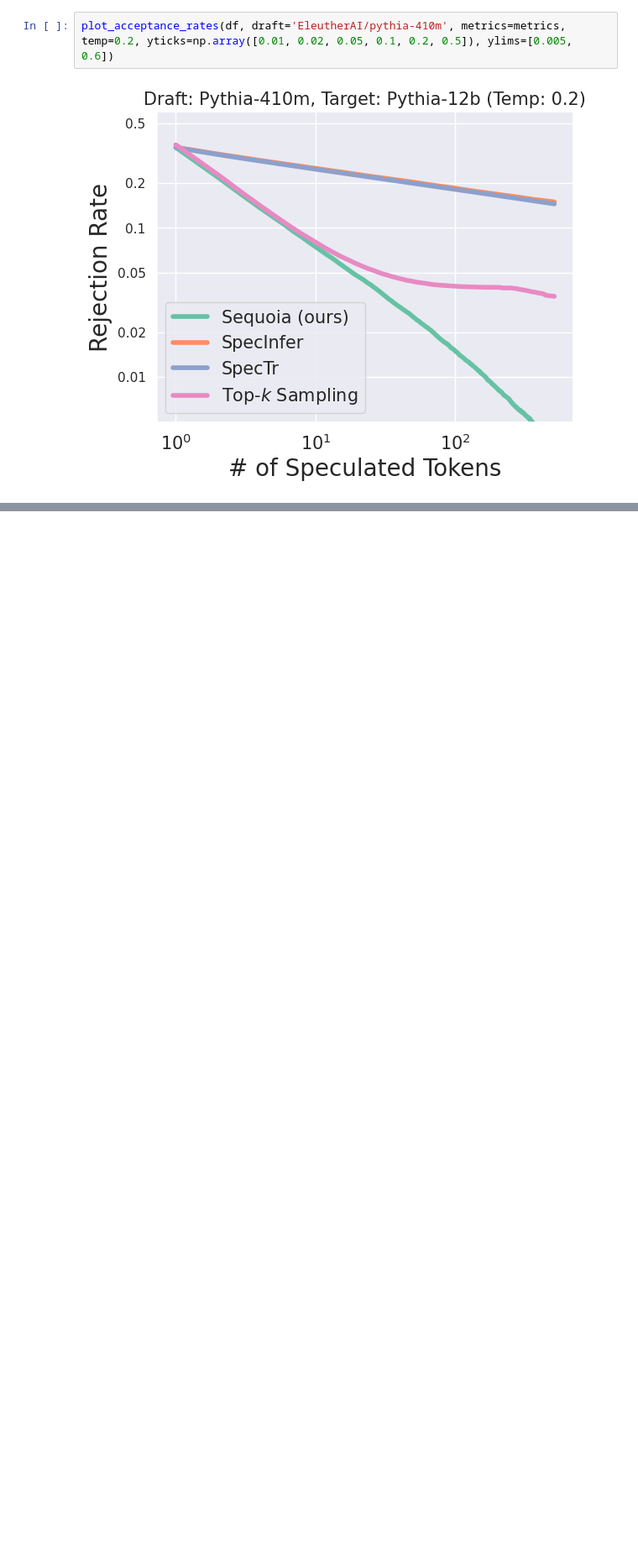
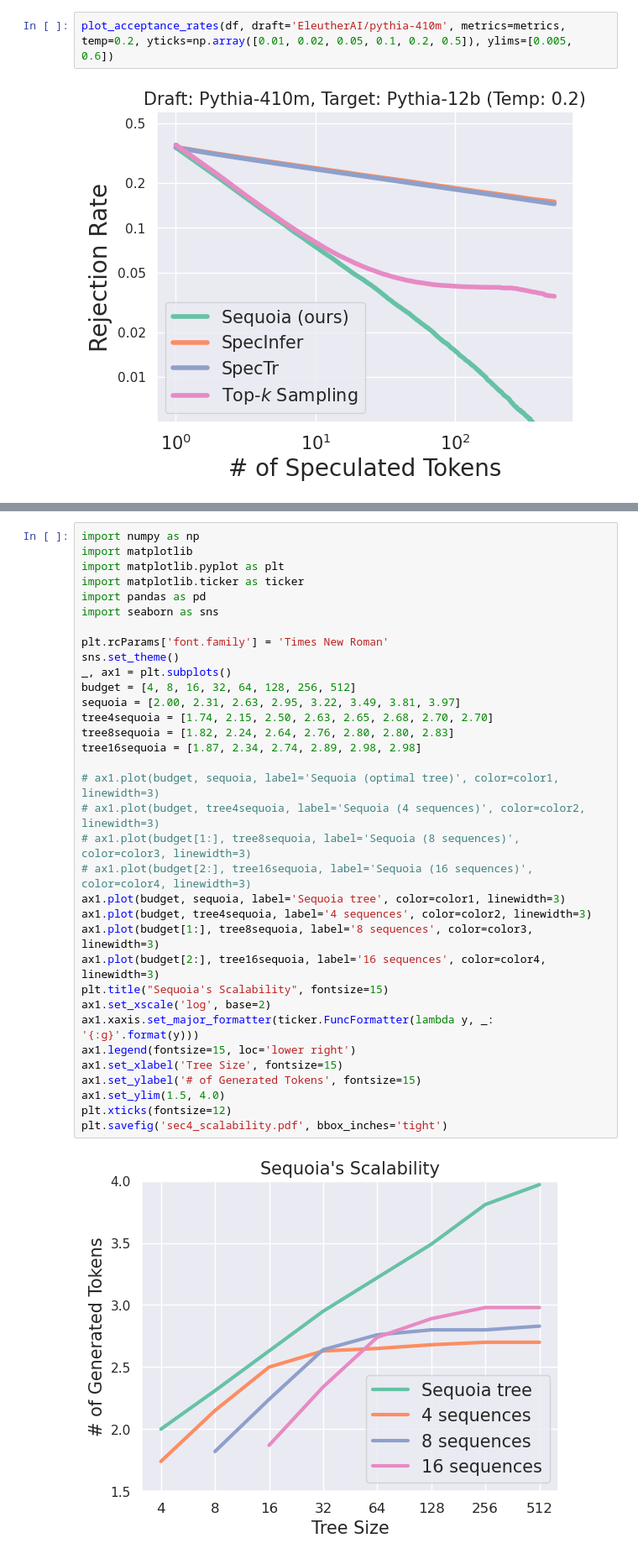
Before and after one commit to AnthonyHuo/An-Empirical-Study-on-Tree-based-Speculative-Decoding, a Jupyter notebook: figures/figures.ipynb, the cells around one changed output, grey strips where cells are left out. Shown at 84% size. Saved outputs shown, nothing was run; the diff lists cells and outputs as text; blank space fills up the shorter version.

```diff
--- a/figures/figures.ipynb
+++ b/figures/figures.ipynb
@@ -378,0 +446,36 @@ plt.savefig(f'/var/cr06_data/avner/results/spec_decoding/figures/t_n_unnormalize
+# %%
+import numpy as np
+import matplotlib
+import matplotlib.pyplot as plt
+import matplotlib.ticker as ticker
+import pandas as pd
+import seaborn as sns
+
+plt.rcParams['font.family'] = 'Times New Roman'
+sns.set_theme()
+_, ax1 = plt.subplots()
+budget = [4, 8, 16, 32, 64, 128, 256, 512]
+sequoia = [2.00, 2.31, 2.63, 2.95, 3.22, 3.49, 3.81, 3.97]
+tree4sequoia = [1.74, 2.15, 2.50, 2.63, 2.65, 2.68, 2.70, 2.70]
+tree8sequoia = [1.82, 2.24, 2.64, 2.76, 2.80, 2.80, 2.83]
+tree16sequoia = [1.87, 2.34, 2.74, 2.89, 2.98, 2.98]
+
+# ax1.plot(budget, sequoia, label='Sequoia (optimal tree)', color=color1, linewidth=3)
+# ax1.plot(budget, tree4sequoia, label='Sequoia (4 sequences)', color=color2, linewidth=3)
+# ax1.plot(budget[1:], tree8sequoia, label='Sequoia (8 sequences)', color=color3, linewidth=3)
+# ax1.plot(budget[2:], tree16sequoia, label='Sequoia (16 sequences)', color=color4, linewidth=3)
+ax1.plot(budget, sequoia, label='Sequoia tree', color=color1, linewidth=3)
+ax1.plot(budget, tree4sequoia, label='4 sequences', color=color2, linewidth=3)
+ax1.plot(budget[1:], tree8sequoia, label='8 sequences', color=color3, linewidth=3)
+ax1.plot(budget[2:], tree16sequoia, label='16 sequences', color=color4, linewidth=3)
+plt.title("Sequoia's Scalability", fontsize=15)
+ax1.set_xscale('log', base=2)
+ax1.xaxis.set_major_formatter(ticker.FuncFormatter(lambda y, _: '{:g}'.format(y)))
+ax1.legend(fontsize=15, loc='lower right')
+ax1.set_xlabel('Tree Size', fontsize=15)
+ax1.set_ylabel('# of Generated Tokens', fontsize=15)
+ax1.set_ylim(1.5, 4.0)
+plt.xticks(fontsize=12)
+plt.savefig('sec4_scalability.pdf', bbox_inches='tight')
+# %% [output]
+[figure, added]
```
Also changed, not shown: parts of 10 cells of this notebook, 9 other files.
